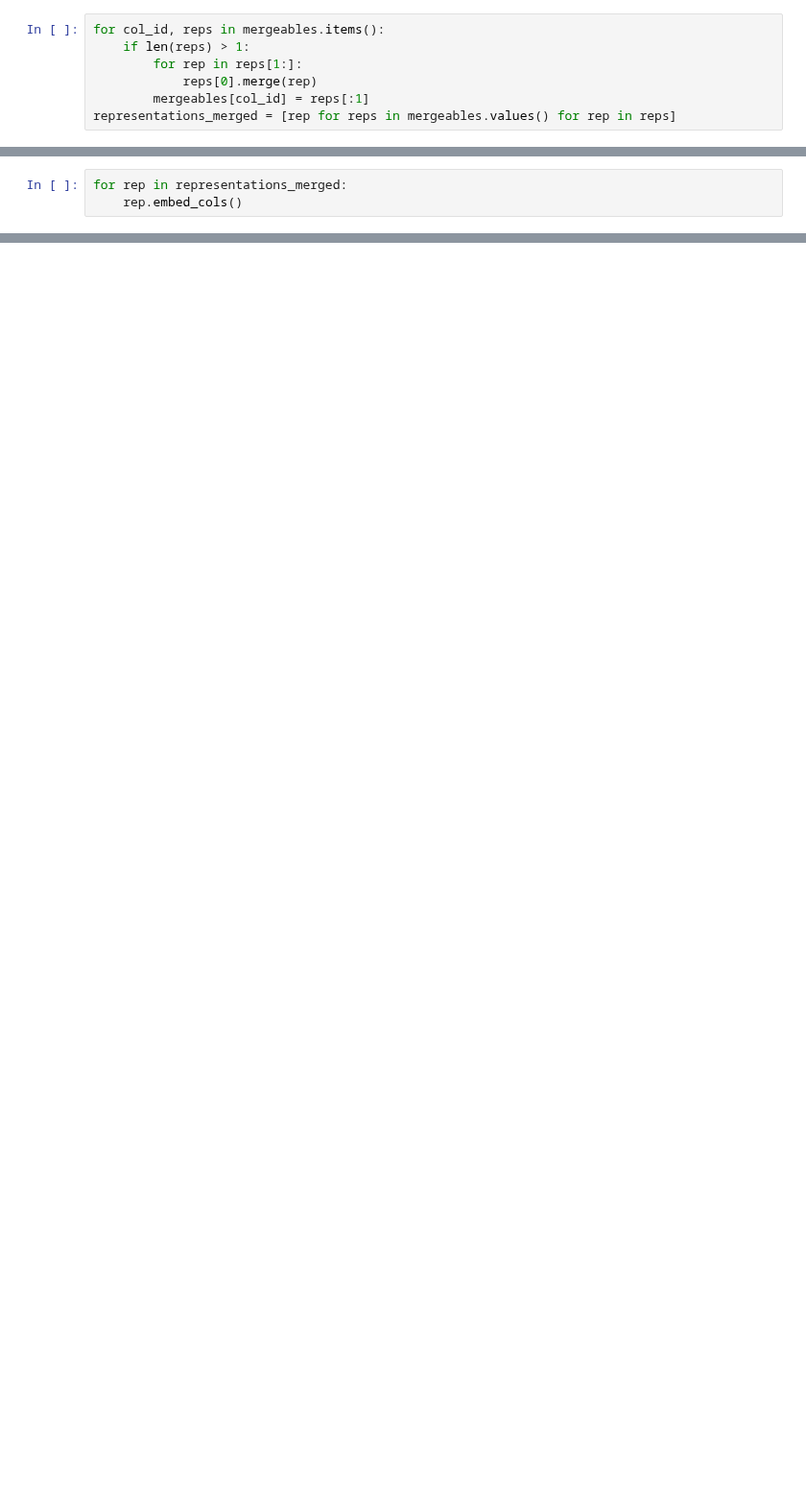
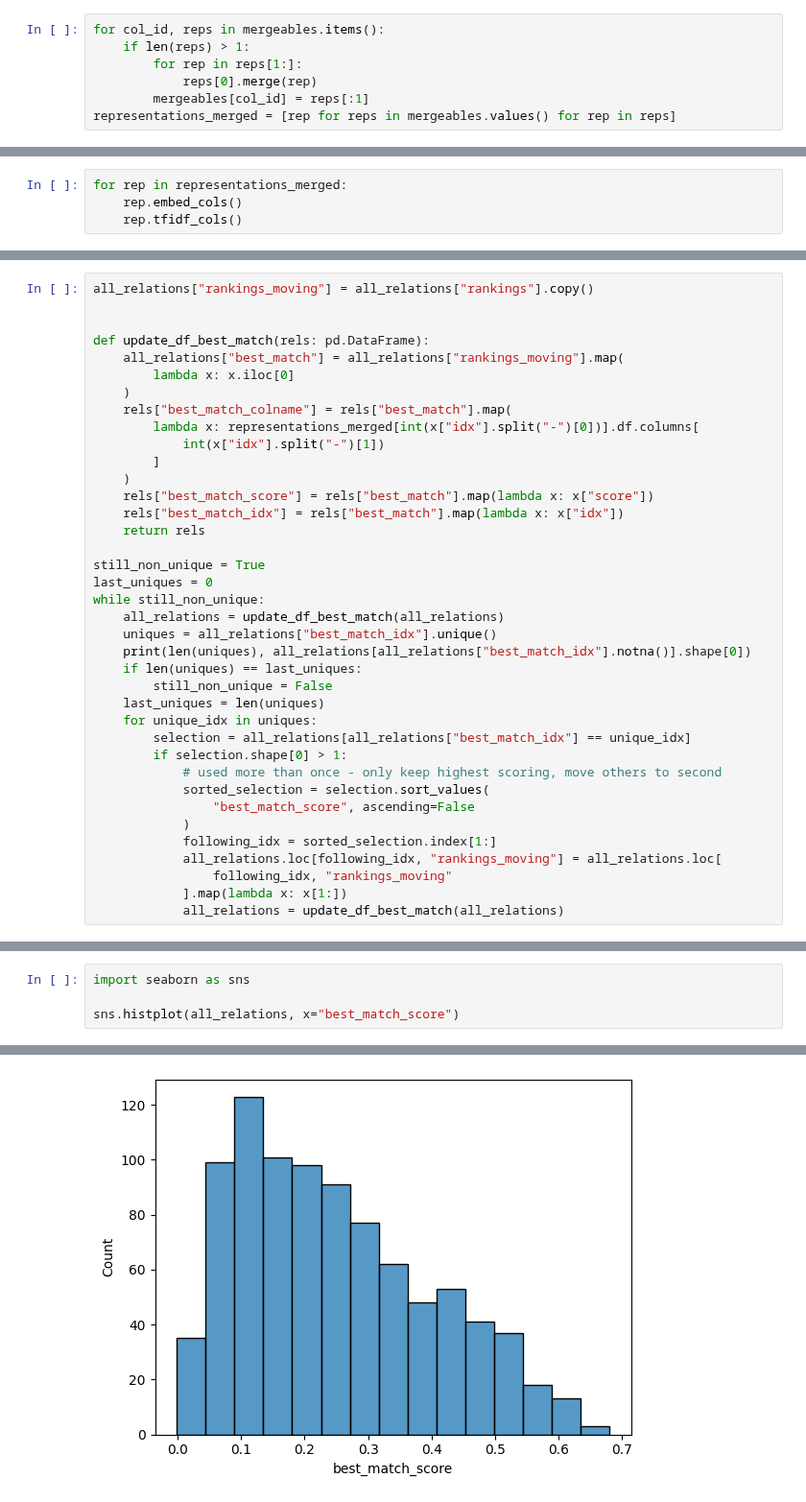
Before and after one commit to hereditary-eu/OnSET, a Jupyter notebook: exploration/ontology_explore.ipynb, the cells around one changed output, grey strips where cells are left out. Shown at 96% size. Cells and saved outputs as stored; diff of their text form; blank space fills up the shorter version.

```diff
--- a/exploration/ontology_explore.ipynb
+++ b/exploration/ontology_explore.ipynb
@@ -190,3 +294,4 @@ for rep in representations_merged:
 # %%
 for rep in representations_merged:
     rep.embed_cols()
+    rep.tfidf_cols()
@@ -212,0 +349,38 @@ representations_merged[0].columns_embedding
+# %%
+all_relations["rankings_moving"] = all_relations["rankings"].copy()
+
+
+def update_df_best_match(rels: pd.DataFrame):
+    all_relations["best_match"] = all_relations["rankings_moving"].map(
+        lambda x: x.iloc[0]
+    )
+    rels["best_match_colname"] = rels["best_match"].map(
+        lambda x: representations_merged[int(x["idx"].split("-")[0])].df.columns[
+            int(x["idx"].split("-")[1])
+        ]
+    )
+    rels["best_match_score"] = rels["best_match"].map(lambda x: x["score"])
+    rels["best_match_idx"] = rels["best_match"].map(lambda x: x["idx"])
+    return rels
+
+still_non_unique = True
+last_uniques = 0
+while still_non_unique:
+    all_relations = update_df_best_match(all_relations)
+    uniques = all_relations["best_match_idx"].unique()
+    print(len(uniques), all_relations[all_relations["best_match_idx"].notna()].shape[0])
+    if len(uniques) == last_uniques:
+        still_non_unique = False
+    last_uniques = len(uniques)
+    for unique_idx in uniques:
+        selection = all_relations[all_relations["best_match_idx"] == unique_idx]
+        if selection.shape[0] > 1:
+            # used more than once - only keep highest scoring, move others to second
+            sorted_selection = selection.sort_values(
+                "best_match_score", ascending=False
+            )
+            following_idx = sorted_selection.index[1:]
+            all_relations.loc[following_idx, "rankings_moving"] = all_relations.loc[
+                following_idx, "rankings_moving"
+            ].map(lambda x: x[1:])
+            all_relations = update_df_best_match(all_relations)
@@ -212,0 +420,5 @@ representations_merged[0].columns_embedding
+# %%
+import seaborn as sns
+
+sns.histplot(all_relations, x="best_match_score")
+# %% [output]
@@ -212,0 +426 @@ representations_merged[0].columns_embedding
+[figure, added]
```
Also changed, not shown: parts of 36 cells of this notebook, 15 other files.
